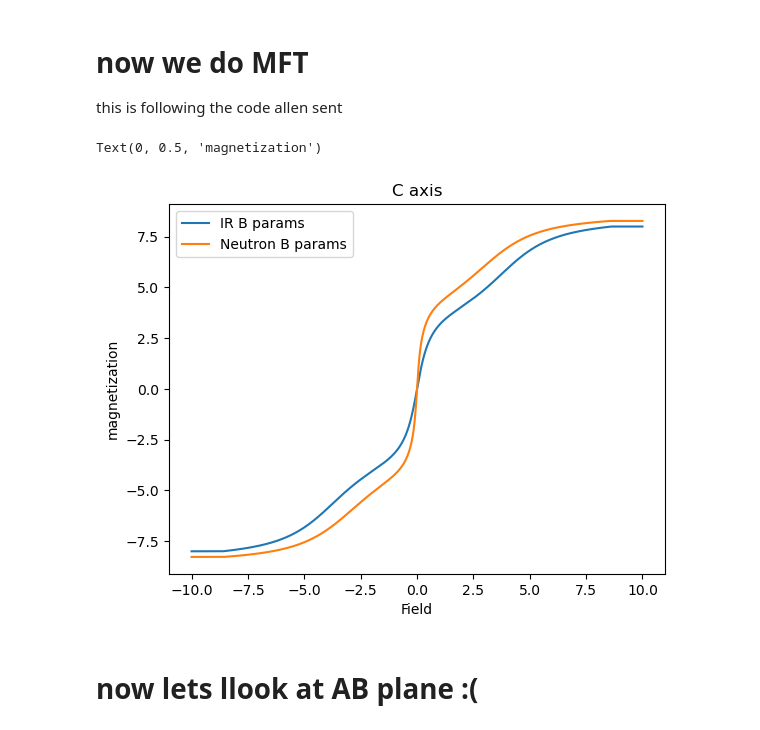
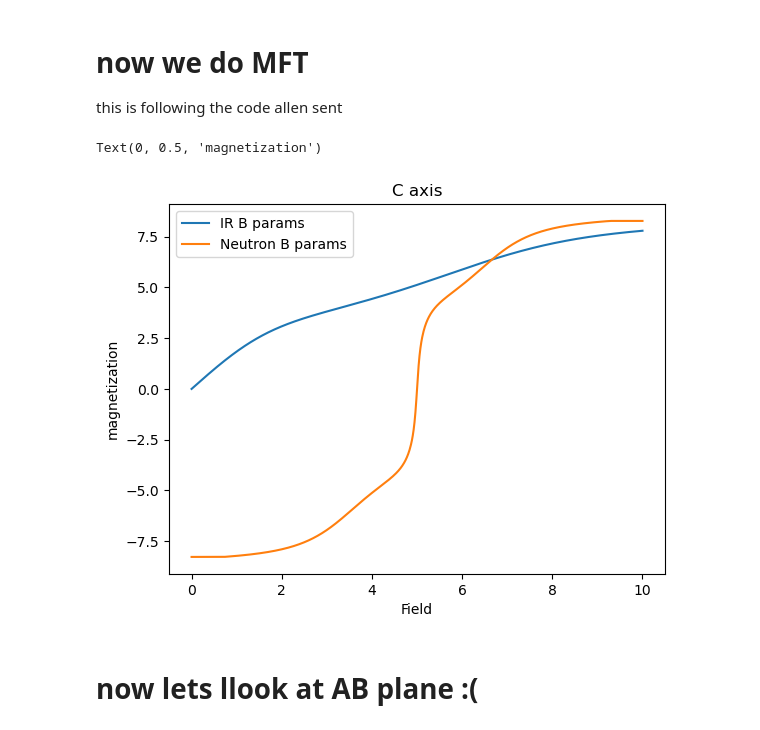
Before and after one commit to hrwhitelock/CES_magnetoOptical, a Jupyter notebook: CES_Mag_fromPCF.ipynb, the cells around one changed output. Saved outputs shown, nothing was run; the diff lists cells and outputs as text; code cells hidden in the pictures.

```diff
--- a/CES_Mag_fromPCF.ipynb
+++ b/CES_Mag_fromPCF.ipynb
@@ -87,7 +89,13 @@ Text(0, 0.5, 'mag')
 this is following the code allen sent
 # %%
 # f= field[2]
+field = [[0,0,b] for b in np.linspace(0,10,10000)]
+magMe_C = np.array([MyErObj.magnetization(ion, temperature, f) for f in field]).T
+field = np.array(field).T
 
+mme_C = magMe_C[2]
+f = np.linspace(0,10,1000)
+ffine = np.linspace(0,10,len(mme_C))
 
 gJ = cef.LandeGFactor('Er3+')
 # print(gJ)
@@ -102,41 +110,42 @@ def MolecularFieldTheory(H, Hth, Mth, lamb):
     for an exchange strength lamb. H is the number of fields to calculate,
     Hth and Mth are the theoretical single-ion magnetization curves to correct.'''
     n = 10
-    colors = plt.cm.gnuplot(np.linspace(0,1,n))
-    plt.figure()
-    plt.plot(Hth, Mth, 'r', label = 'orginal data')
+    # colors = plt.cm.gnuplot(np.linspace(0,1,n))
+    # plt.figure()
+    # plt.plot(Hth, Mth, 'r', label = 'orginal data')
     newM = np.interp(H, Hth, Mth)
     for i in range(n):
-        newH = H + 6*lamb*newM/muB/(gJ)**2
+        newH = H - 6*lamb*newM/muB/(gJ)**2
         newM = np.interp(newH,Hth,Mth)
         # for testing
-        plt.plot(newH, newM, label = str(i), color = colors[i])
-    plt.legend()
+    #     plt.plot(newH, newM, label = str(i), color = colors[i])
+    # plt.legend()
     return newM
 
 
 # test = MolecularFieldTheory(np.array([1,4]), np.array([3,5]), np.array([3,5]), 0.1)
 
 # define lamb for CES
 lambAB = Jperp
 lambC = Jz
 
 maxi = 10
+mme_C = magMe_C[2]
 
 mft_mZ_me_C = MolecularFieldTheory(f, ffine, mme_C, lambC)
-mft_mZ_Allen_C = MolecularFieldTheory(f, ffine, mAllen_C, lambC)
+# mft_mZ_Allen_C = MolecularFieldTheory(f, ffine, mAllen_C, lambC)
 
 plt.plot(f, -1*mft_mZ_me_C, label = 'IR B params')
 plt.plot(f, -1*mft_mZ_Allen_C, label = 'Neutron B params')
 # plt.xlim(0,10)
 # plt.ylim(0,9)
 plt.legend()
 plt.title('C axis')
 plt.xlabel('Field')
 plt.ylabel('magnetization')
 # %% [output]
 Text(0, 0.5, 'magnetization')
-[figure, old version]
+[figure, new version]
 # %% [markdown]
 # now lets llook at AB plane :(
 # %%
```
Also changed, not shown: parts of 13 cells of this notebook, 1 other file.
